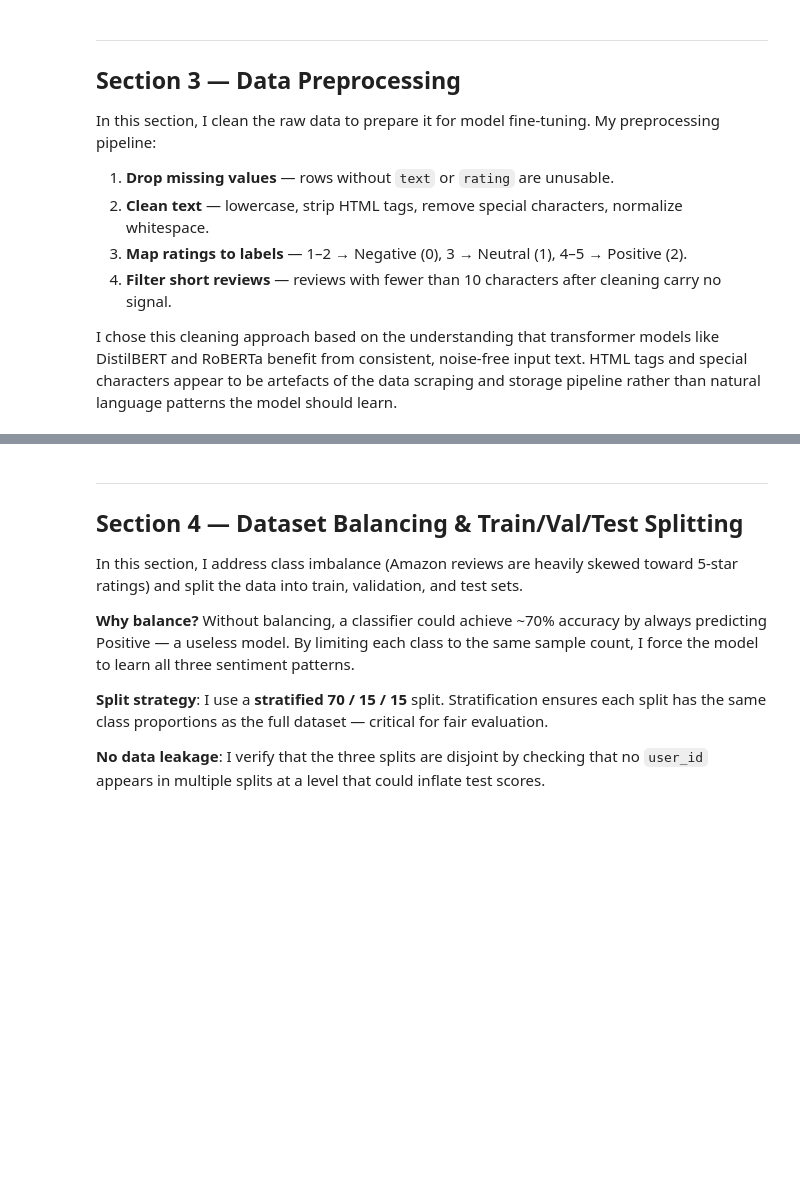
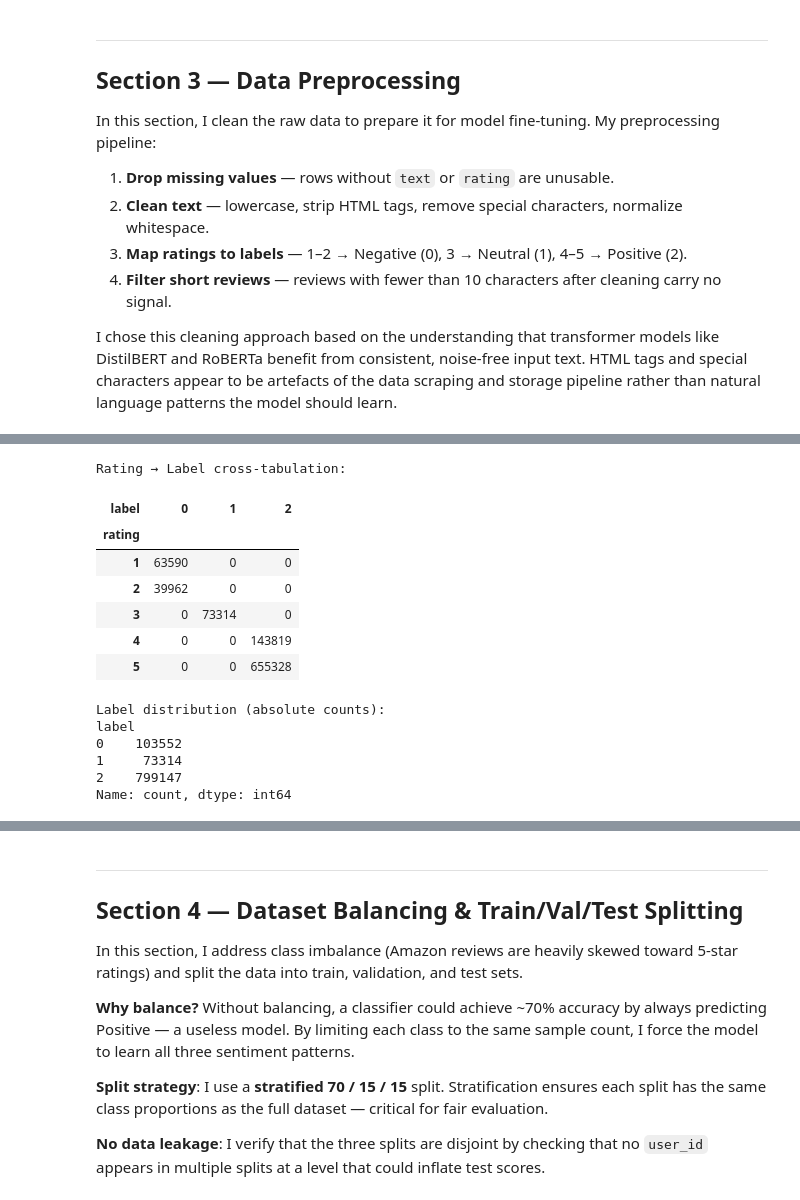
Before and after one commit to Sebastianlopez-dev/NLP-Business-Case-Automated-Customers-Reviews, a Jupyter notebook: notebook_01_data_prep_eda.ipynb, the cells around one changed output, grey strips where cells are left out. Cells and saved outputs as stored; diff of their text form; code cells hidden in the pictures; blank space fills up the shorter version.

```diff
--- a/notebook_01_data_prep_eda.ipynb
+++ b/notebook_01_data_prep_eda.ipynb
@@ -1441,0 +1797,40 @@ for label_id, count in label_counts.items():
+# %%
+# ── Step 3: Map Star Ratings → Sentiment Labels ───────────────────────────────
+# I apply the official label mapping for this project:
+#   1–2 stars → Negative (label 0)
+#   3 stars   → Neutral  (label 1)
+#   4–5 stars → Positive (label 2)
+#
+# Depends on: rating_to_label() defined in Section 2.
+#
+# Expected output: crosstab + absolute label counts.
+# Guard: fail early with a clear message if rating_to_label wasn't defined
+# (happens when cells are run out of order)
+if 'rating_to_label' not in dir():
+    raise NameError(
+        "rating_to_label() is not defined. "
+        "Run the Section 2 cell 'Sample Reviews per Sentiment Class' first."
+    )
+# Apply the mapping. rating was coerced to numeric in Step 1 — safe to cast.
+df['label'] = df['rating'].astype(int).apply(rating_to_label)
+# Verify the mapping with a cross-tabulation of rating vs label
+print("Rating → Label cross-tabulation:")
+# .astype(int) ensures clean int display (pd.to_numeric may leave float64)
+display(pd.crosstab(df['rating'].astype(int), df['label']))
+print("\nLabel distribution (absolute counts):")
+print(df['label'].value_counts().sort_index())
+# %% [output]
+Rating → Label cross-tabulation:
+| label | 0 | 1 | 2 |
+| rating |  |  |  |
+| 1 | 63590 | 0 | 0 |
+| 2 | 39962 | 0 | 0 |
+| 3 | 0 | 73314 | 0 |
+| 4 | 0 | 0 | 143819 |
+| 5 | 0 | 0 | 655328 |
+Label distribution (absolute counts):
+label
+0    103552
+1     73314
+2    799147
+Name: count, dtype: int64
```
Also changed, not shown: parts of 52 cells of this notebook, 4 other files.
